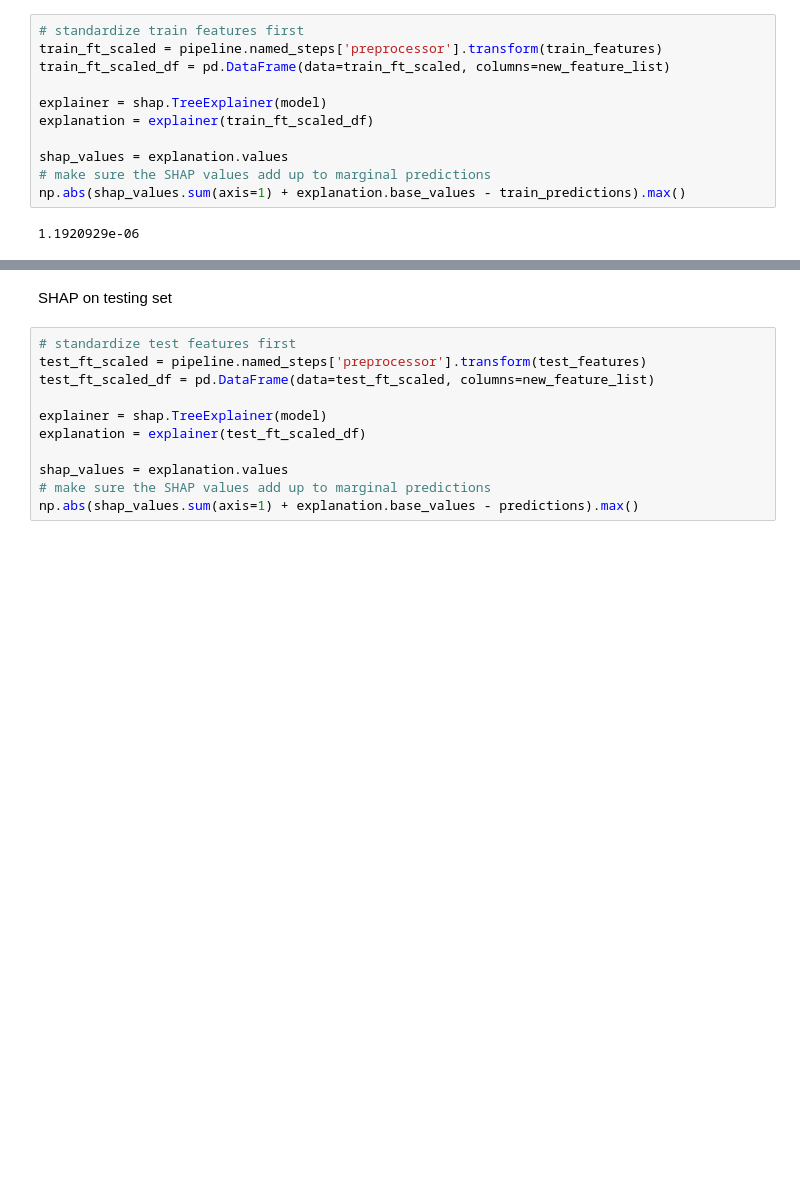
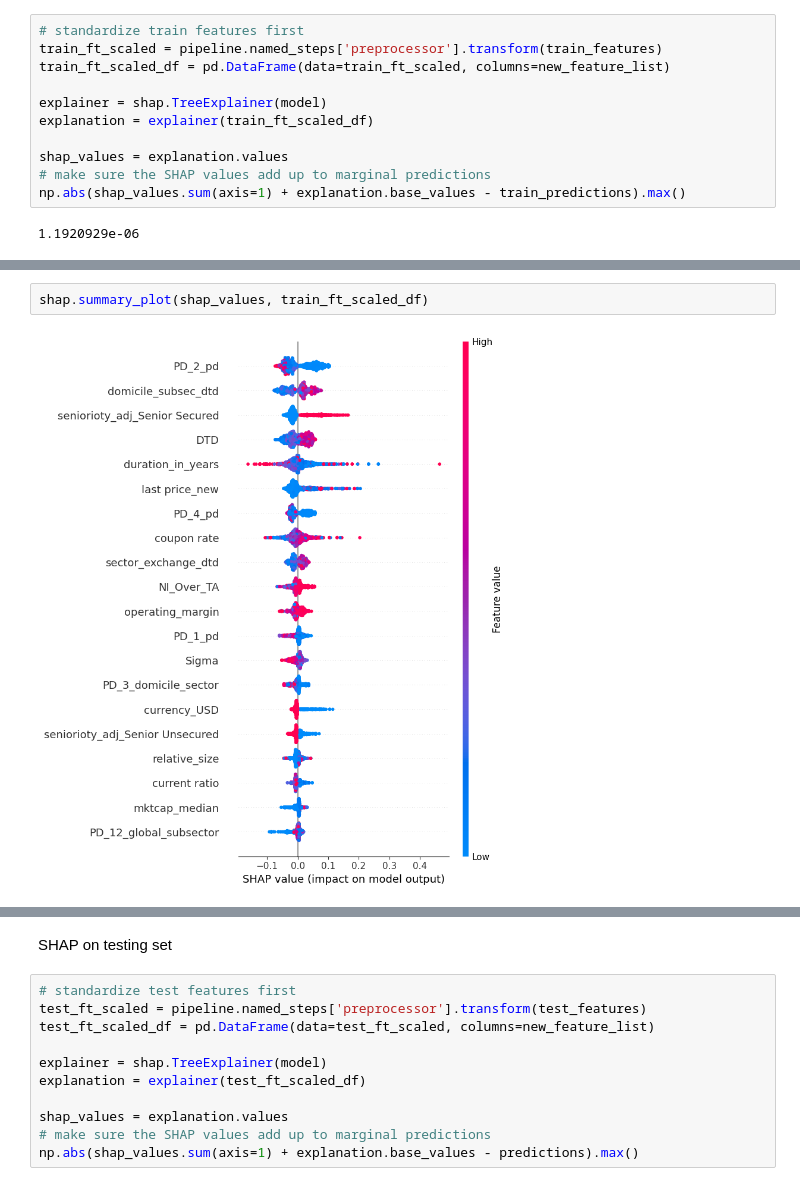
Before and after one commit to hoanguyen94/Recovery-rate-prediction, a Jupyter notebook: src/XGBoost.ipynb, the cells around one changed output, grey strips where cells are left out. Drawn from its saved outputs; the diff is of its cells as text; blank space fills up the shorter version.

```diff
--- a/src/XGBoost.ipynb
+++ b/src/XGBoost.ipynb
@@ -312,0 +315,4 @@ plt.show()
+# %%
+shap.summary_plot(shap_values, train_ft_scaled_df)
+# %% [output]
+[figure, added]
```
Also changed, not shown: parts of 7 cells of this notebook, 30 other files.
